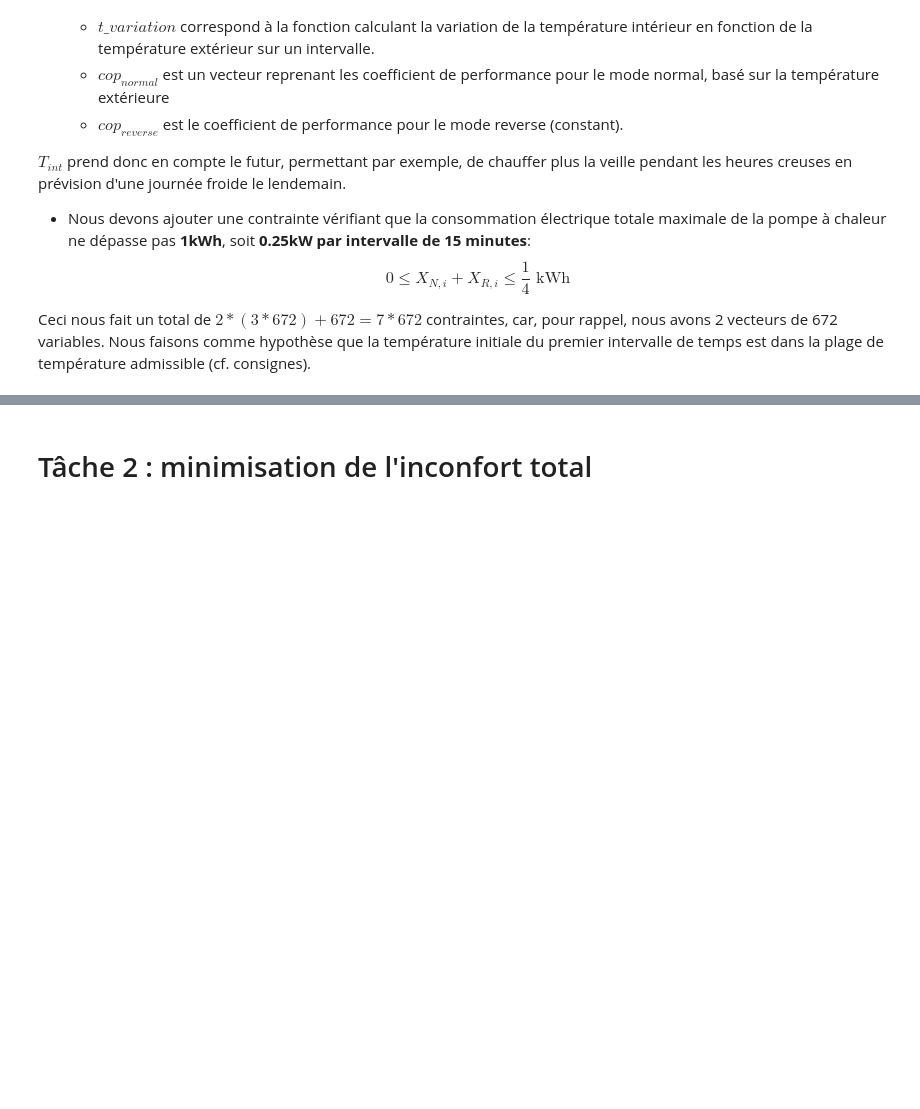
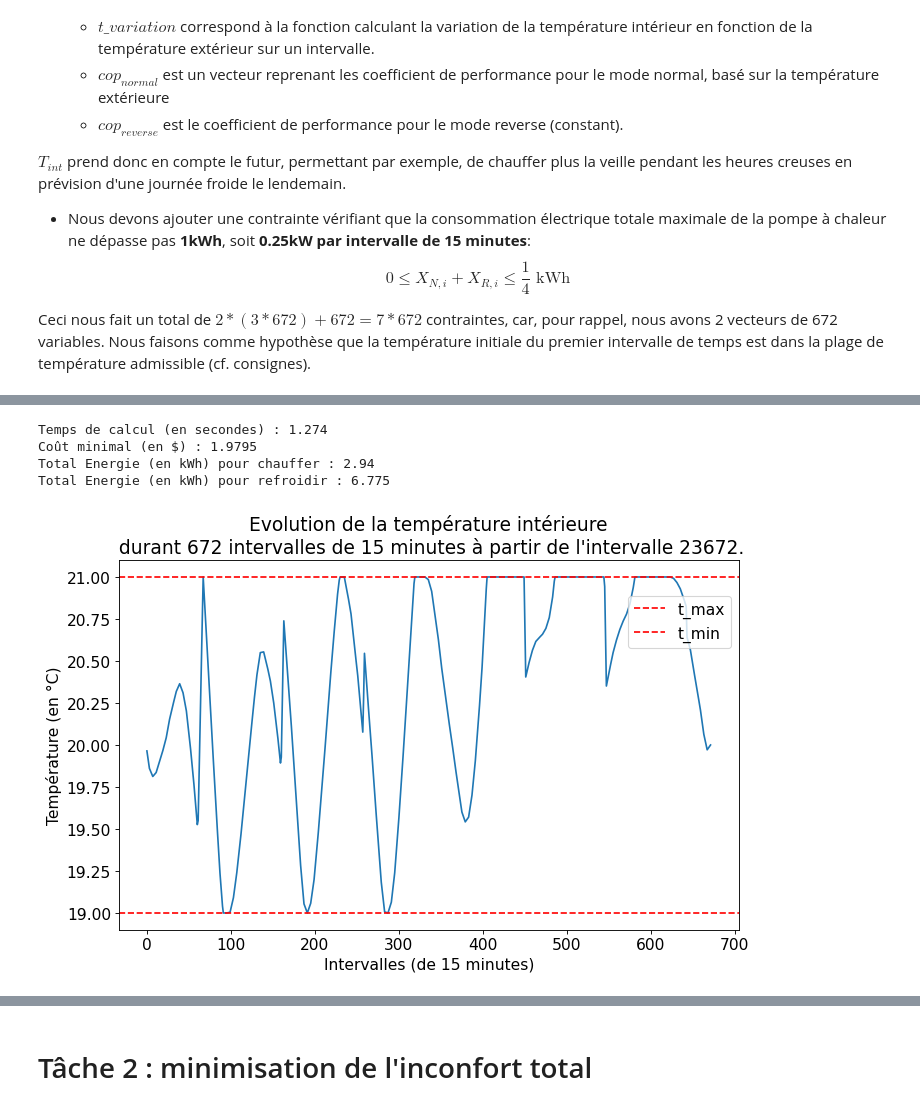
Before and after one commit to nicojmn/LINMA1702-project, a Jupyter notebook: part-1/notebook-part-1.ipynb, the cells around one changed output, grey strips where cells are left out. Saved outputs shown, nothing was run; the diff lists cells and outputs as text; code cells hidden in the pictures; blank space fills up the shorter version.

```diff
--- a/part-1/notebook-part-1.ipynb
+++ b/part-1/notebook-part-1.ipynb
@@ -209,0 +221,19 @@ pump_graph(Xn.value, Xr.value, 13050, 672)
+# %%
+print(f'Temps de calcul (en secondes) : {np.around(elapsed_time_o, 3)}')
+print(f'Coût minimal (en $) : {np.around(result_o, 4)}')
+print(f'Total Energie (en kWh) pour chauffer : {np.around(np.sum(Xn_o.value),3)}')
+print(f'Total Energie (en kWh) pour refroidir : {np.around(np.sum(Xr_o.value),3)}\n')
+# print(f'Energie (en kWh) pour chauffer, par intervalle :\n{np.around(Xn_o.value, 3)}\n')
+# print(f'Energie (en kWh) pour refroidir, par intervalle :\n{np.around(Xr_o.value, 3)}')
+# %% [output]
+Temps de calcul (en secondes) : 1.274
+Coût minimal (en $) : 1.9795
+Total Energie (en kWh) pour chauffer : 2.94
+Total Energie (en kWh) pour refroidir : 6.775
+# %%
+plt.rcParams.update({'font.size': 14})
+title = f'Evolution de la température intérieure\n durant {size} intervalles de 15 minutes à partir de l\'intervalle {index_o}.'
+filename = f'graphs/task1_temp_graph_{index_o}.pdf'
+temperature_graph(T_o.value, 19, 21, title, filename)
+# %% [output]
+[figure, added]
```
Also changed, not shown: parts of 37 cells of this notebook, 15 other files.
